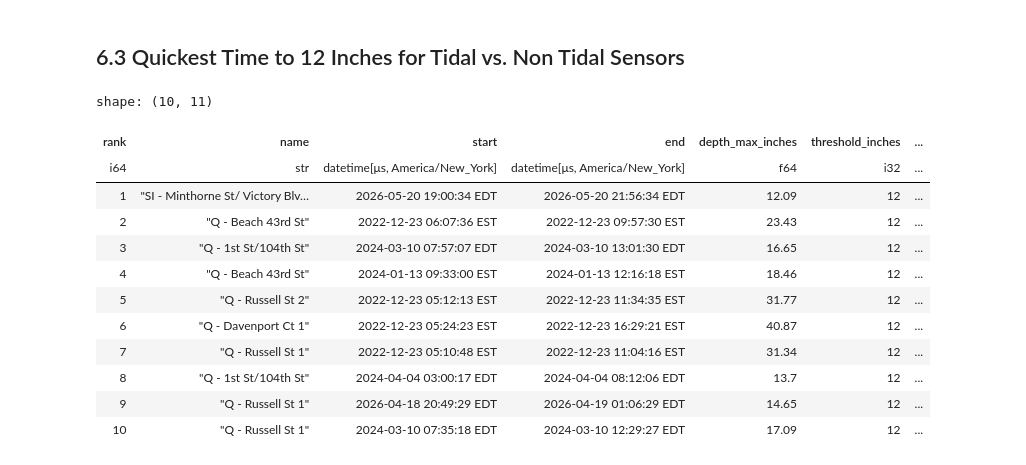
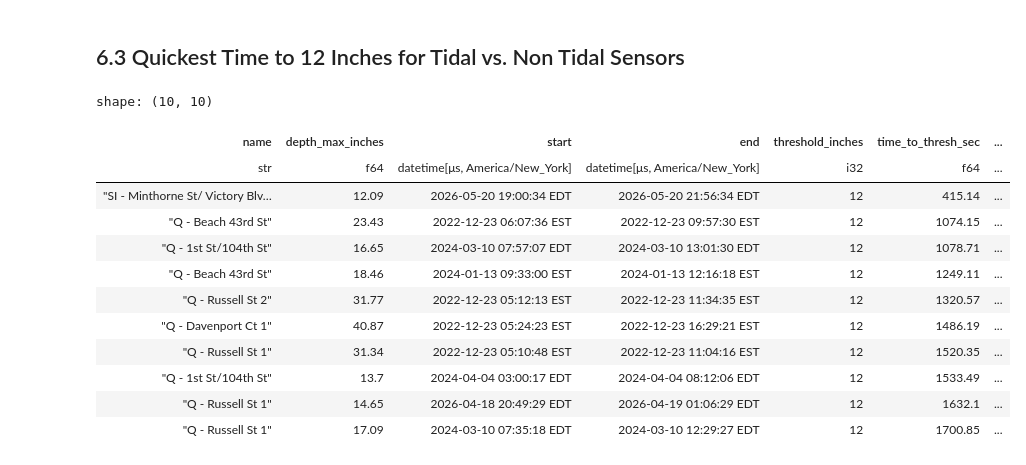
Before and after one commit to mebauer/floodnet-nyc-tutorial, a Jupyter notebook: 02-sensor-rankings.ipynb, the cells around one changed output. Drawn from its saved outputs; the diff is of its cells as text; code cells hidden in the pictures.

```diff
--- a/02-sensor-rankings.ipynb
+++ b/02-sensor-rankings.ipynb
@@ -189,24 +193,28 @@ shape: (5, 27)
 Converting dates to local New York City datetime format.
 # %%
 merged_df = (
-    merged_df
-    # convert UTC to local time
-    .with_columns(
+    merged_df.with_columns(
+
+        # assign timezone to UTC
+        pl.col("flood_start_time").dt.replace_time_zone("UTC"),
+        pl.col("flood_end_time").dt.replace_time_zone("UTC"),
+        pl.col("date_installed").dt.replace_time_zone("UTC"),
+        pl.col("date_removed").dt.replace_time_zone("UTC"),
+
+        # convert UTC to NYC local time
         pl.col("flood_start_time")
             .dt.convert_time_zone("America/New_York")
-            .alias("flood_start_time_est"),
-
+            .alias("flood_start_time_et"),
         pl.col("flood_end_time")
             .dt.convert_time_zone("America/New_York")
-            .alias("flood_end_time_est"),
+            .alias("flood_end_time_et")
     )
-    # drop UTC time
-    .drop([
-        "flood_start_time",
-        "flood_end_time",
-    ])
 )
 
-# preview local datetime
-merged_df.select(["flood_start_time_est", "flood_end_time_est"]).head()
+# preview datetime conversion
+dt_cols = [
+    "flood_start_time", "flood_end_time",
+    "flood_start_time_et", "flood_end_time_et"
+]
+merged_df.select(dt_cols).head()
 # %% [output]
@@ -1667,27 +1343,27 @@ shape: (10, 11)
 # %%
 threshold_inches = 12
 
 # tidally influenced sensors
 tidal_df = merged_df.filter(pl.col("tidally_influenced") == 'Yes')
 
-time_to_threshold(
+floodnet.time_to_threshold(
     df=tidal_df,
     threshold_inches=threshold_inches
 )
 # %% [output]
-shape: (10, 11)
+shape: (10, 10)
-| rank | name | start | end | depth_max_inches | threshold_inches | ... |
-| i64 | str | datetime[μs, America/New_York] | datetime[μs, America/New_York] | f64 | i32 | ... |
-| 1 | "SI - Minthorne St/ Victory Blv… | 2026-05-20 19:00:34 EDT | 2026-05-20 21:56:34 EDT | 12.09 | 12 | ... |
-| 2 | "Q - Beach 43rd St" | 2022-12-23 06:07:36 EST | 2022-12-23 09:57:30 EST | 23.43 | 12 | ... |
-| 3 | "Q - 1st St/104th St" | 2024-03-10 07:57:07 EDT | 2024-03-10 13:01:30 EDT | 16.65 | 12 | ... |
-| 4 | "Q - Beach 43rd St" | 2024-01-13 09:33:00 EST | 2024-01-13 12:16:18 EST | 18.46 | 12 | ... |
-| 5 | "Q - Russell St 2" | 2022-12-23 05:12:13 EST | 2022-12-23 11:34:35 EST | 31.77 | 12 | ... |
-| 6 | "Q - Davenport Ct 1" | 2022-12-23 05:24:23 EST | 2022-12-23 16:29:21 EST | 40.87 | 12 | ... |
-| 7 | "Q - Russell St 1" | 2022-12-23 05:10:48 EST | 2022-12-23 11:04:16 EST | 31.34 | 12 | ... |
-| 8 | "Q - 1st St/104th St" | 2024-04-04 03:00:17 EDT | 2024-04-04 08:12:06 EDT | 13.7 | 12 | ... |
-| 9 | "Q - Russell St 1" | 2026-04-18 20:49:29 EDT | 2026-04-19 01:06:29 EDT | 14.65 | 12 | ... |
-| 10 | "Q - Russell St 1" | 2024-03-10 07:35:18 EDT | 2024-03-10 12:29:27 EDT | 17.09 | 12 | ... |
+| name | depth_max_inches | start | end | threshold_inches | time_to_thresh_sec | ... |
+| str | f64 | datetime[μs, America/New_York] | datetime[μs, America/New_York] | i32 | f64 | ... |
+| "SI - Minthorne St/ Victory Blv… | 12.09 | 2026-05-20 19:00:34 EDT | 2026-05-20 21:56:34 EDT | 12 | 415.14 | ... |
+| "Q - Beach 43rd St" | 23.43 | 2022-12-23 06:07:36 EST | 2022-12-23 09:57:30 EST | 12 | 1074.15 | ... |
+| "Q - 1st St/104th St" | 16.65 | 2024-03-10 07:57:07 EDT | 2024-03-10 13:01:30 EDT | 12 | 1078.71 | ... |
+| "Q - Beach 43rd St" | 18.46 | 2024-01-13 09:33:00 EST | 2024-01-13 12:16:18 EST | 12 | 1249.11 | ... |
+| "Q - Russell St 2" | 31.77 | 2022-12-23 05:12:13 EST | 2022-12-23 11:34:35 EST | 12 | 1320.57 | ... |
+| "Q - Davenport Ct 1" | 40.87 | 2022-12-23 05:24:23 EST | 2022-12-23 16:29:21 EST | 12 | 1486.19 | ... |
+| "Q - Russell St 1" | 31.34 | 2022-12-23 05:10:48 EST | 2022-12-23 11:04:16 EST | 12 | 1520.35 | ... |
+| "Q - 1st St/104th St" | 13.7 | 2024-04-04 03:00:17 EDT | 2024-04-04 08:12:06 EDT | 12 | 1533.49 | ... |
+| "Q - Russell St 1" | 14.65 | 2026-04-18 20:49:29 EDT | 2026-04-19 01:06:29 EDT | 12 | 1632.1 | ... |
+| "Q - Russell St 1" | 17.09 | 2024-03-10 07:35:18 EDT | 2024-03-10 12:29:27 EDT | 12 | 1700.85 | ... |
 # %%
 threshold_inches = 12
 
```
Also changed, not shown: parts of 38 cells of this notebook, 2 other files.
